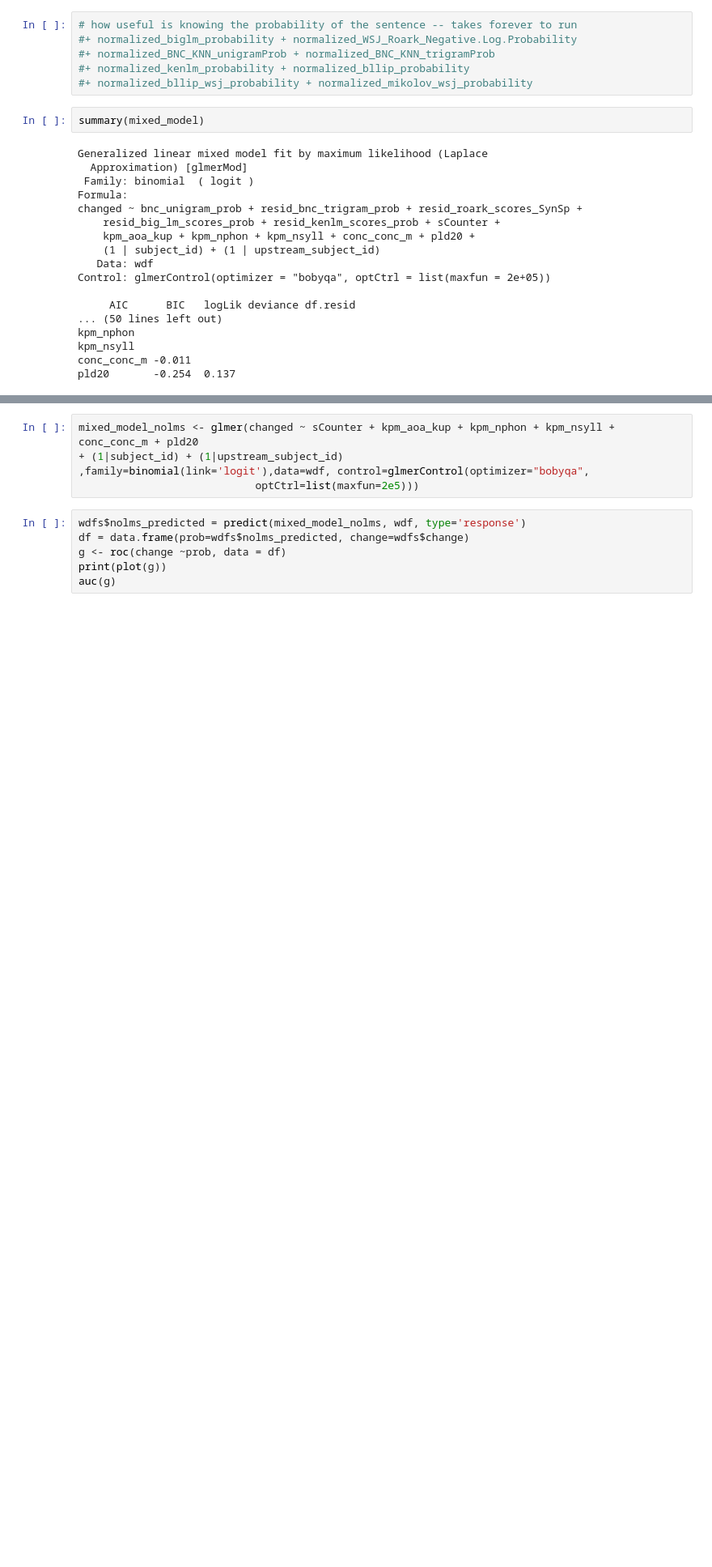
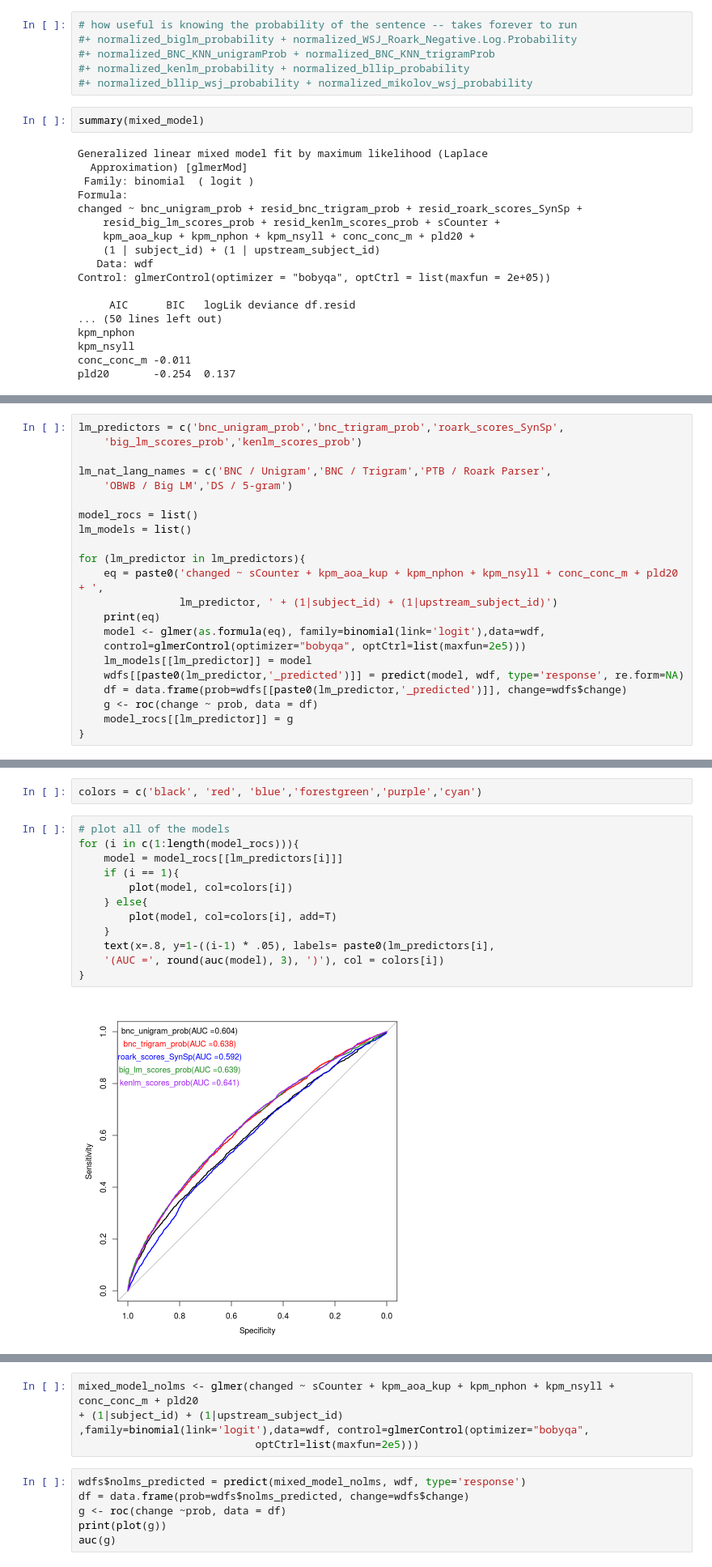
Before and after one commit to smeylan/telephone-analysis-public, a Jupyter notebook: Error Prediction Model - Logistic Regression.ipynb, the cells around one changed output, grey strips where cells are left out. Shown: that part at 81% size. Drawn from its saved outputs; the diff is of its cells as text; blank space fills up the shorter version.

```diff
--- a/Error Prediction Model - Logistic Regression.ipynb
+++ b/Error Prediction Model - Logistic Regression.ipynb
@@ -286,0 +366,22 @@ pld20       -0.254  0.137
+# %%
+lm_predictors = c('bnc_unigram_prob','bnc_trigram_prob','roark_scores_SynSp',
+    'big_lm_scores_prob','kenlm_scores_prob')
+
+lm_nat_lang_names = c('BNC / Unigram','BNC / Trigram','PTB / Roark Parser',
+    'OBWB / Big LM','DS / 5-gram')
+
+model_rocs = list()
+lm_models = list()
+
+for (lm_predictor in lm_predictors){
+    eq = paste0('changed ~ sCounter + kpm_aoa_kup + kpm_nphon + kpm_nsyll + conc_conc_m + pld20 + ',
+                lm_predictor, ' + (1|subject_id) + (1|upstream_subject_id)')
+    print(eq)
+    model <- glmer(as.formula(eq), family=binomial(link='logit'),data=wdf,
+    control=glmerControl(optimizer="bobyqa", optCtrl=list(maxfun=2e5)))
+    lm_models[[lm_predictor]] = model
+    wdfs[[paste0(lm_predictor,'_predicted')]] = predict(model, wdf, type='response', re.form=NA)
+    df = data.frame(prob=wdfs[[paste0(lm_predictor,'_predicted')]], change=wdfs$change)
+    g <- roc(change ~ prob, data = df)
+    model_rocs[[lm_predictor]] = g
+}
@@ -286,0 +409,16 @@ pld20       -0.254  0.137
+# %%
+colors = c('black', 'red', 'blue','forestgreen','purple','cyan')
+# %%
+# plot all of the models
+for (i in c(1:length(model_rocs))){
+    model = model_rocs[[lm_predictors[i]]]
+    if (i == 1){
+        plot(model, col=colors[i])
+    } else{
+        plot(model, col=colors[i], add=T)
+    }
+    text(x=.8, y=1-((i-1) * .05), labels= paste0(lm_predictors[i],
+    '(AUC =', round(auc(model), 3), ')'), col = colors[i])
+}
+# %% [output]
+[figure, added]
```
Also changed, not shown: parts of 17 cells of this notebook, 3 other files.
